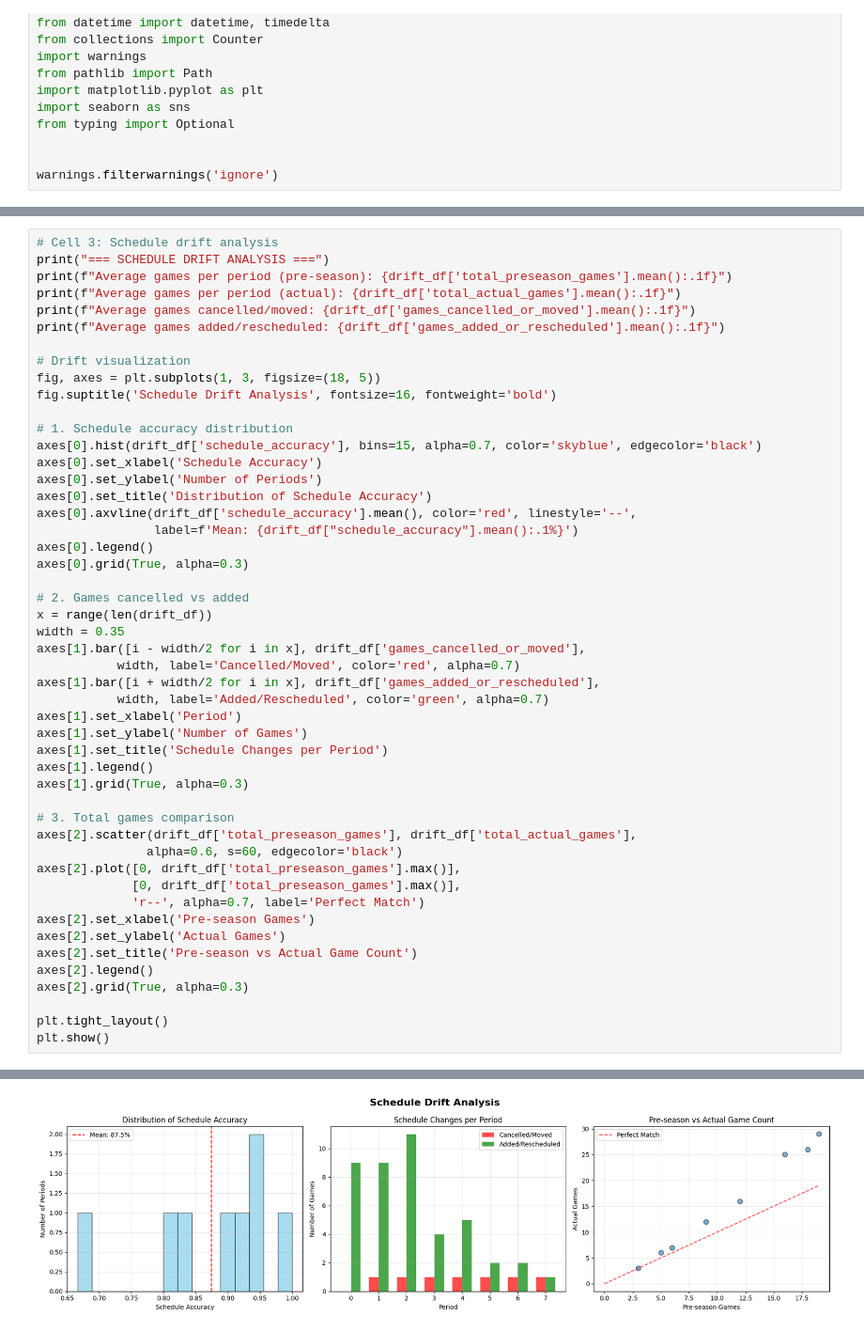
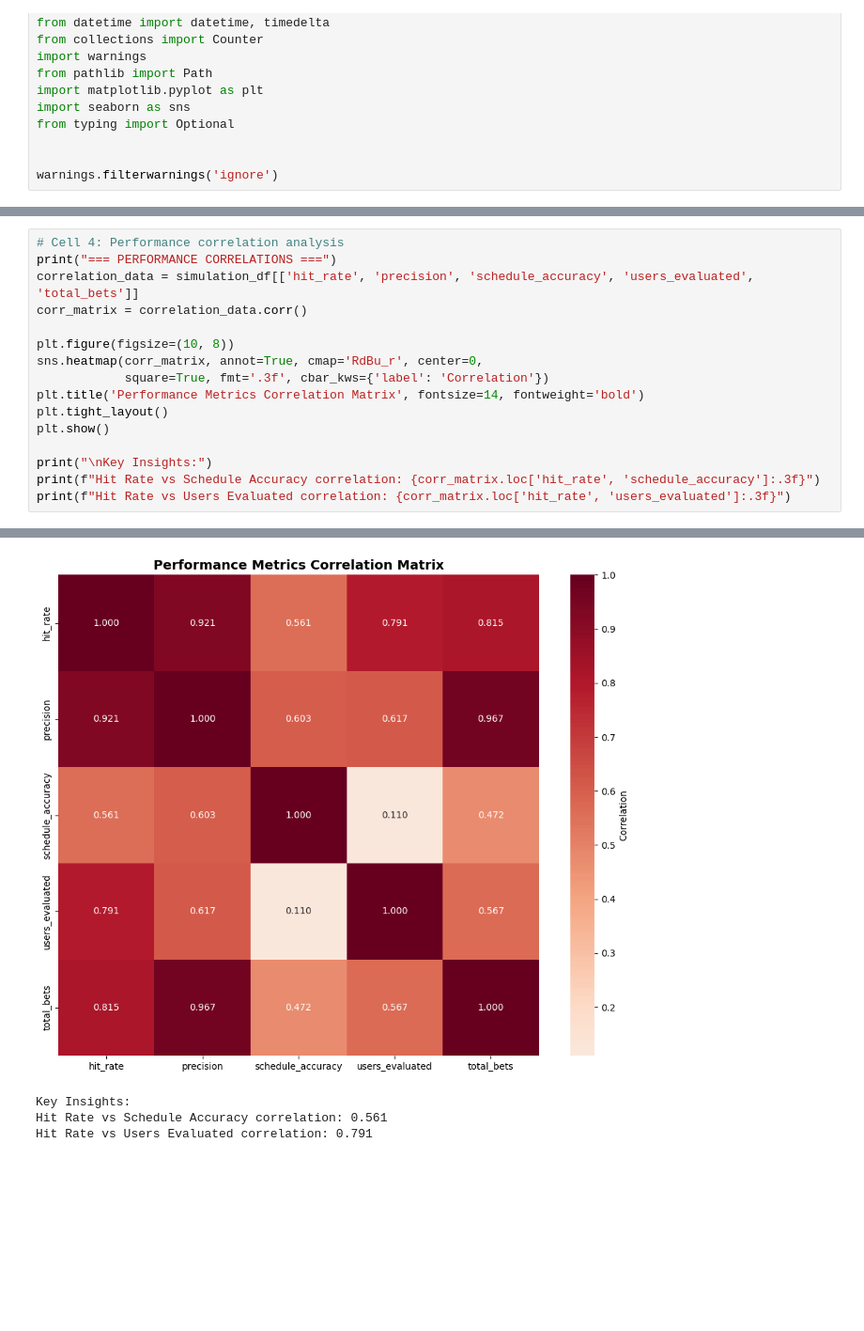
Before and after one commit to EmilYJuice/nba-bet-recommender, a Jupyter notebook: src/05_check_validation_result.ipynb, the cells around one changed output, grey strips where cells are left out. Shown: that part at 94% size. Cells and saved outputs as stored; diff of their text form; blank space fills up the shorter version.

```diff
--- a/src/05_check_validation_result.ipynb
+++ b/src/05_check_validation_result.ipynb
@@ -78,50 +118,17 @@ plt.show()
 # %%
-# Cell 3: Schedule drift analysis
-print("=== SCHEDULE DRIFT ANALYSIS ===")
-print(f"Average games per period (pre-season): {drift_df['total_preseason_games'].mean():.1f}")
-print(f"Average games per period (actual): {drift_df['total_actual_games'].mean():.1f}")
-print(f"Average games cancelled/moved: {drift_df['games_cancelled_or_moved'].mean():.1f}")
-print(f"Average games added/rescheduled: {drift_df['games_added_or_rescheduled'].mean():.1f}")
+# Cell 4: Performance correlation analysis
+print("=== PERFORMANCE CORRELATIONS ===")
+correlation_data = simulation_df[['hit_rate', 'precision', 'schedule_accuracy', 'users_evaluated', 'total_bets']]
+corr_matrix = correlation_data.corr()
 
-# Drift visualization
-fig, axes = plt.subplots(1, 3, figsize=(18, 5))
-fig.suptitle('Schedule Drift Analysis', fontsize=16, fontweight='bold')
-
-# 1. Schedule accuracy distribution
-axes[0].hist(drift_df['schedule_accuracy'], bins=15, alpha=0.7, color='skyblue', edgecolor='black')
-axes[0].set_xlabel('Schedule Accuracy')
-axes[0].set_ylabel('Number of Periods')
-axes[0].set_title('Distribution of Schedule Accuracy')
-axes[0].axvline(drift_df['schedule_accuracy'].mean(), color='red', linestyle='--',
-                label=f'Mean: {drift_df["schedule_accuracy"].mean():.1%}')
-axes[0].legend()
-axes[0].grid(True, alpha=0.3)
-
-# 2. Games cancelled vs added
-x = range(len(drift_df))
-width = 0.35
-axes[1].bar([i - width/2 for i in x], drift_df['games_cancelled_or_moved'],
-           width, label='Cancelled/Moved', color='red', alpha=0.7)
-axes[1].bar([i + width/2 for i in x], drift_df['games_added_or_rescheduled'],
-           width, label='Added/Rescheduled', color='green', alpha=0.7)
-axes[1].set_xlabel('Period')
-axes[1].set_ylabel('Number of Games')
-axes[1].set_title('Schedule Changes per Period')
-axes[1].legend()
-axes[1].grid(True, alpha=0.3)
-
-# 3. Total games comparison
-axes[2].scatter(drift_df['total_preseason_games'], drift_df['total_actual_games'],
-               alpha=0.6, s=60, edgecolor='black')
-axes[2].plot([0, drift_df['total_preseason_games'].max()],
-             [0, drift_df['total_preseason_games'].max()],
-             'r--', alpha=0.7, label='Perfect Match')
-axes[2].set_xlabel('Pre-season Games')
-axes[2].set_ylabel('Actual Games')
-axes[2].set_title('Pre-season vs Actual Game Count')
-axes[2].legend()
-axes[2].grid(True, alpha=0.3)
-
+plt.figure(figsize=(10, 8))
+sns.heatmap(corr_matrix, annot=True, cmap='RdBu_r', center=0,
+            square=True, fmt='.3f', cbar_kws={'label': 'Correlation'})
+plt.title('Performance Metrics Correlation Matrix', fontsize=14, fontweight='bold')
 plt.tight_layout()
 plt.show()
+
+print("\nKey Insights:")
+print(f"Hit Rate vs Schedule Accuracy correlation: {corr_matrix.loc['hit_rate', 'schedule_accuracy']:.3f}")
+print(f"Hit Rate vs Users Evaluated correlation: {corr_matrix.loc['hit_rate', 'users_evaluated']:.3f}")
 # %% [output]
@@ -133,2 +136,5 @@ Average games added/rescheduled: 5.4
-[figure, old version]
+[figure, new version]
+Key Insights:
+Hit Rate vs Schedule Accuracy correlation: 0.561
+Hit Rate vs Users Evaluated correlation: 0.791
 # %%
```
Also changed, not shown: parts of 9 cells of this notebook, 3 other files.
